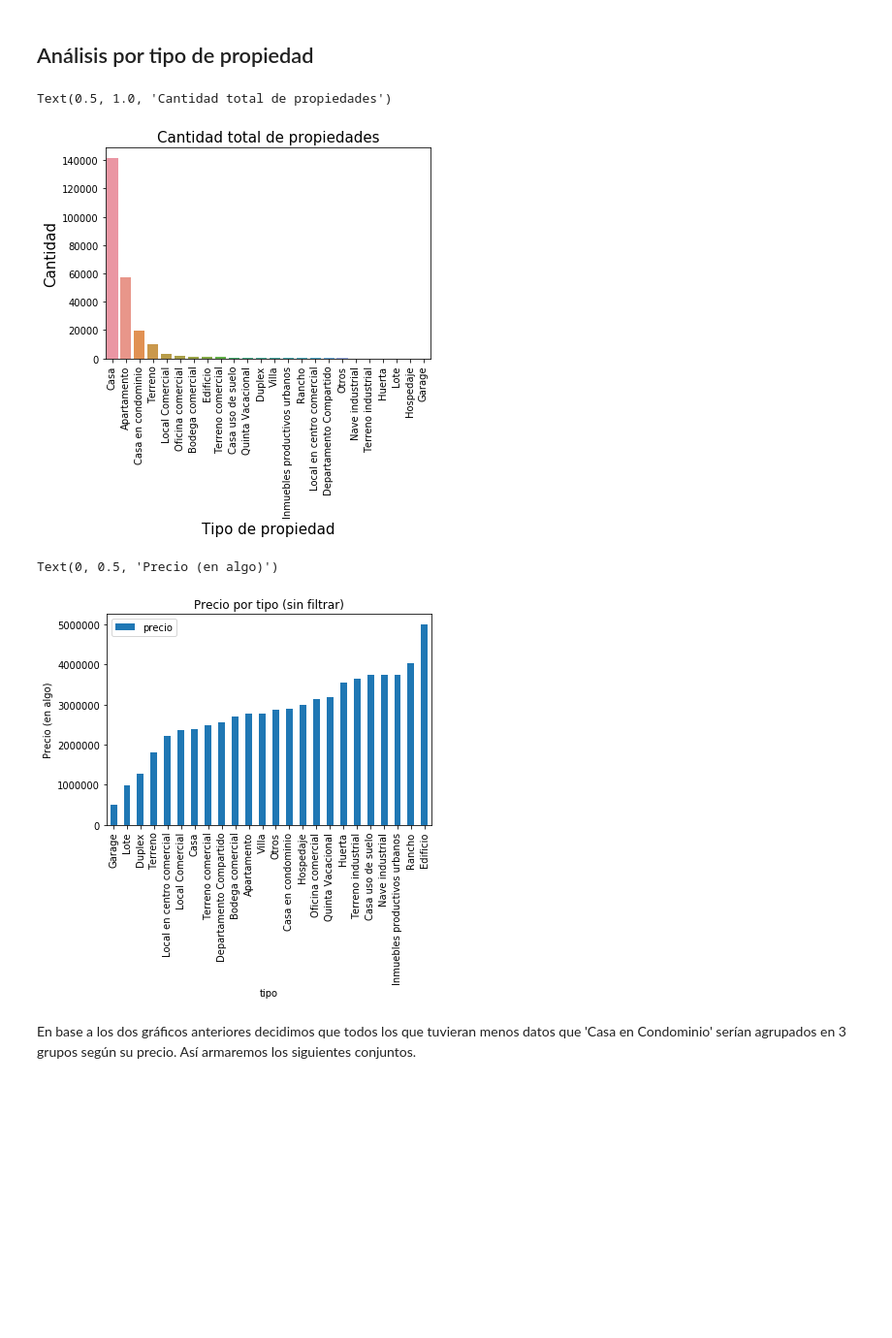
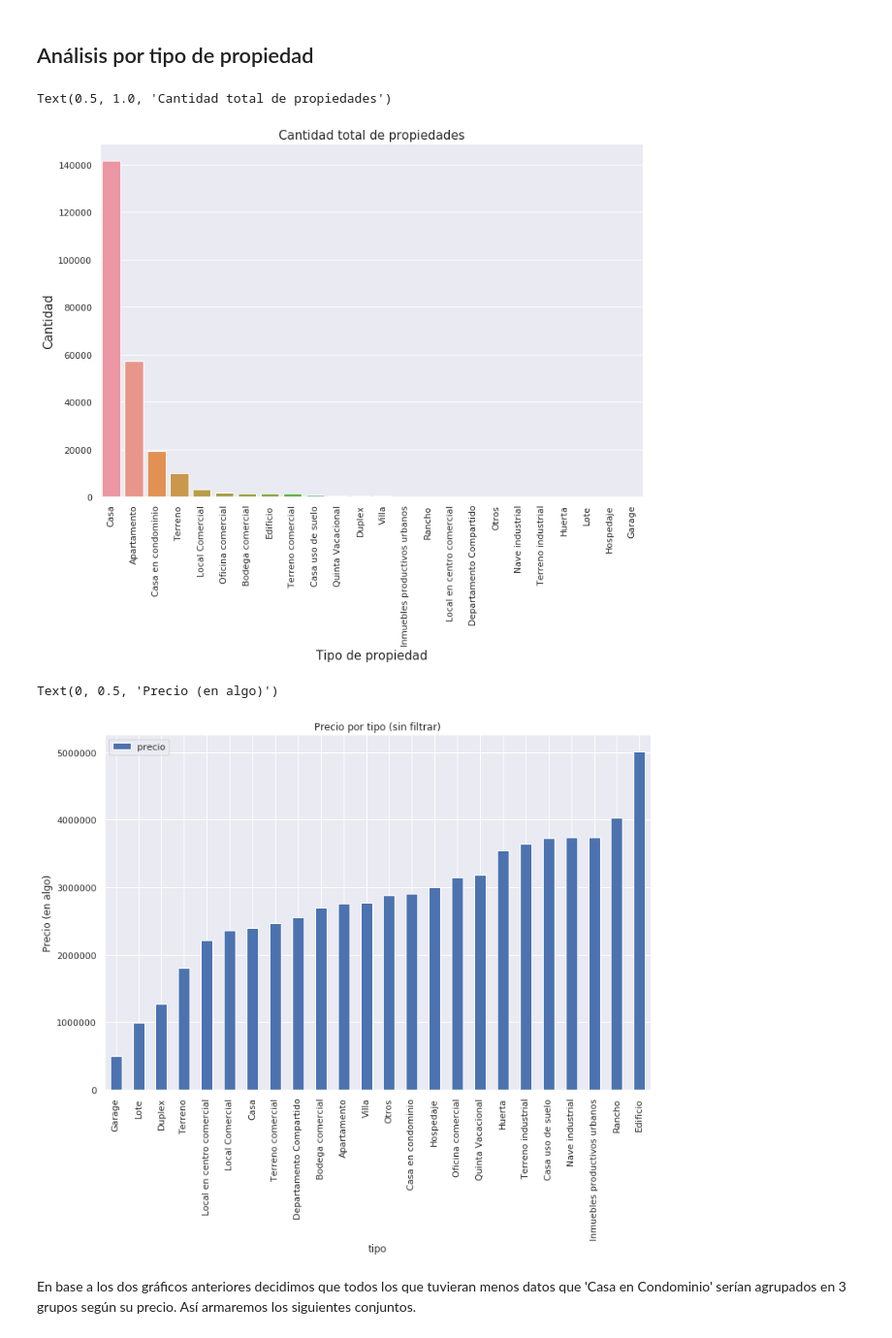
Before and after one commit to taielc/Fiuba_Datos_TP1, a Jupyter notebook: Intento de Final.ipynb, the cells around one changed output. Shown at 97% size. Cells and saved outputs as stored; diff of their text form; code cells hidden in the pictures; blank space fills up the shorter version.

```diff
--- a/Intento de Final.ipynb
+++ b/Intento de Final.ipynb
@@ -11,6 +11,7 @@ from os import path
 from PIL import Image
 from wordcloud import WordCloud, STOPWORDS, ImageColorGenerator
 from matplotlib_venn import venn3, venn3_circles
+sns.set(rc={'figure.figsize':(12,8)})
 %matplotlib inline
 # %%
 df_original['anio'] = df_original['fecha'].dt.year
@@ -78,16 +161,16 @@ g.set_ylabel("Cantidad", fontsize=15)
 g.set_title("Cantidad total de propiedades", fontsize=15)
 # %% [output]
 Text(0.5, 1.0, 'Cantidad total de propiedades')
-[figure, old version]
+[figure, new version]
 # %%
 # Precio promedio por tipo
 precio_por_tipo = df_original.groupby('tipo').agg({'precio':'mean'}).sort_values('precio')
-g = precio_por_tipo.plot(kind='bar')
+g = precio_por_tipo.plot(kind='bar',figsize=(12, 8))
 g.set_title('Precio por tipo (sin filtrar)')
 g.set_ylabel('Precio (en algo)')
 # %% [output]
 Text(0, 0.5, 'Precio (en algo)')
-[figure, old version]
+[figure, new version]
 # %% [markdown]
 En base a los dos gráficos anteriores decidimos que todos los que tuvieran menos datos que 'Casa en Condominio' serían agrupados en 3 grupos según su precio. Así armaremos los siguientes conjuntos.
 # %%
```
Also changed, not shown: parts of 112 cells of this notebook, 7 other files.
